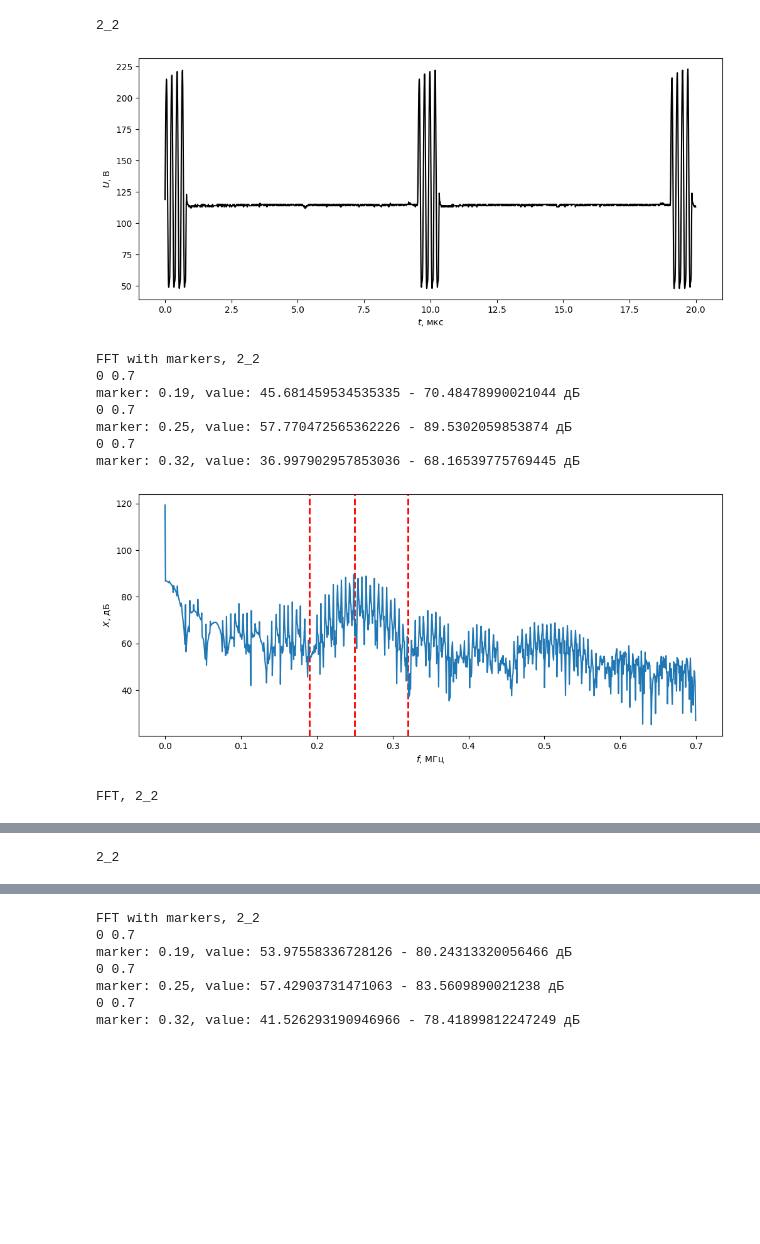
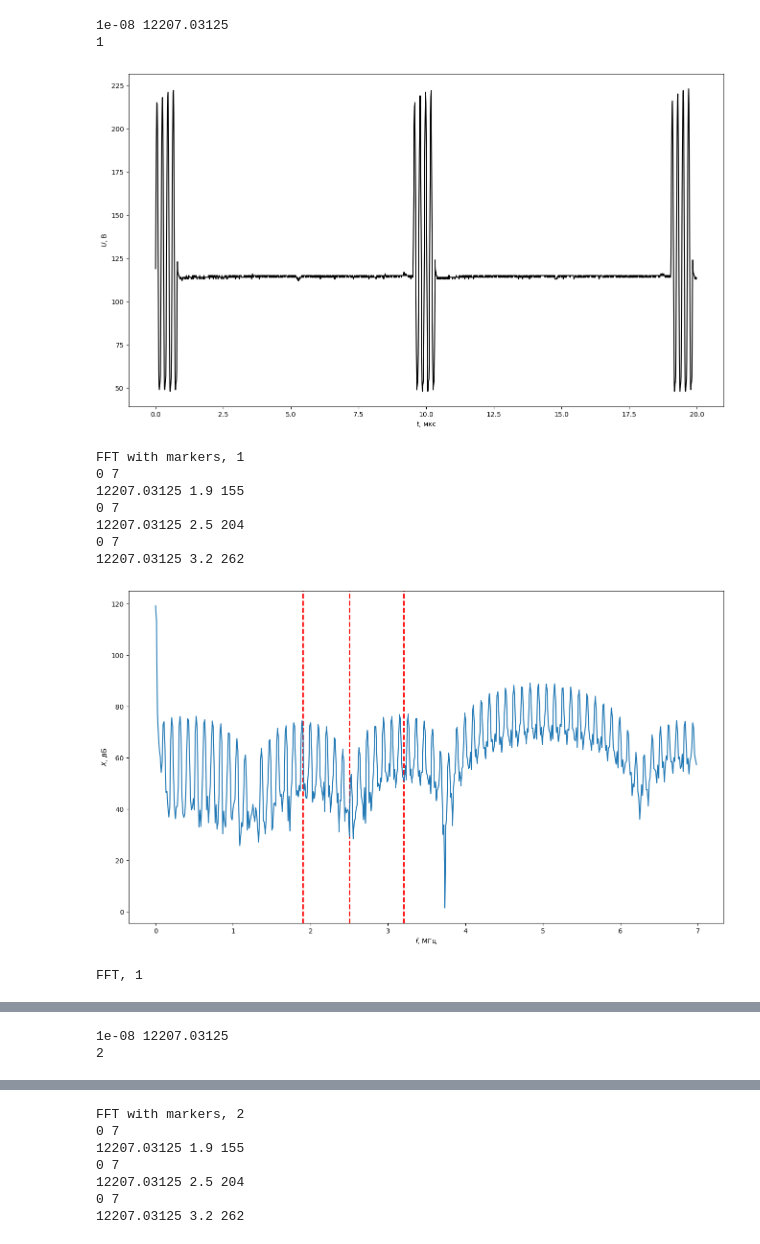
Before and after one commit to vlad-cool/RadioPhysicsLabs, a Jupyter notebook: Lab4_task.ipynb, the cells around one changed output, grey strips where cells are left out. Cells and saved outputs as stored; diff of their text form; code cells hidden in the pictures; blank space fills up the shorter version.

Commit message:
fft plotting fixed

```diff
--- a/Lab4_task.ipynb
+++ b/Lab4_task.ipynb
@@ -71,46 +71,52 @@ def plot_osc_spec(name, lines, N, FFT_N, CLIP_FFT_N, markers=[], crop_markers_le
     t = np.array(t)
     x = np.array(x)
 
-    plt.figure(figsize=(12, 5))
+    delta_f = 1 / (settings["time_step"] * FFT_N)
+    print(settings["time_step"], delta_f)
+
+    plt.figure(figsize=(16, 9))
     print(name)
     plt.xlabel("$t$, мкс")
     plt.ylabel("$U$, В")
     plt.plot(t[:N] * 1e6, x[:N], color="black")
     plt.show()
 
-    X = np.abs(np.fft.fft(x, FFT_N))
+    window = np.array([(1 - np.cos(2 * np.pi * i / (len(x) - 1))) for i in range(len(x))])
+
+    X = np.abs(np.fft.fft(x * window, FFT_N))
 
     X_db = 20 * np.log10(X)
 
     if len(markers) > 0:
-        plt.figure(figsize=(12, 5))
+        plt.figure(figsize=(16, 9))
         print(f"FFT with markers, {name}")
         plt.xlabel("$f$, МГц")
         plt.ylabel("$X$, дБ")
         for marker in markers:
-            i = int(marker / (2 * np.pi / settings["time_step"] / 1e12))
+            i = int(marker / delta_f * 1e6)
 
             print(crop_markers_left, crop_markers_right)
 
             # delta_i = 15
             delta_i = 15
-            print(f"marker: {marker}, value: {np.min(X_db[i - delta_i : i + delta_i])} - {np.max(X_db[i - delta_i : i + delta_i])} дБ")
+            print(delta_f, marker, i)
+            # print(f"marker: {marker}, value: {np.min(X_db[i - delta_i : i + delta_i])} - {np.max(X_db[i - delta_i : i + delta_i])} дБ")
             plt.axvline(x=marker, color='red', linestyle='--', linewidth=2)
             # plt.axvline(x=(i - delta_i) * 2 * np.pi / settings["time_step"] / 1e12, color='green', linestyle='--', linewidth=2)
             # plt.axvline(x=(i + delta_i) * 2 * np.pi / settings["time_step"] / 1e12, color='green', linestyle='--', linewidth=2)
-        crop_markers_left = int(crop_markers_left / (2 * np.pi / settings["time_step"] / 1e12))
-        crop_markers_right = int(crop_markers_right / (2 * np.pi / settings["time_step"] / 1e12))
-        plt.plot(np.arange(FFT_N)[crop_markers_left:crop_markers_right] * 2 * np.pi / settings["time_step"] / 1e12, X_db[crop_markers_left:crop_markers_right
+        crop_markers_left = int(crop_markers_left / delta_f * 1e6)
+        crop_markers_right = int(crop_markers_right / delta_f * 1e6)
+        plt.plot(np.arange(FFT_N)[crop_markers_left:crop_markers_right] * delta_f / 1e6, X_db[crop_markers_left:crop_markers_right
                                                                                                                          ])
         plt.show()
 
     X = np.abs(np.fft.fft(x, FFT_N))
 
-    plt.figure(figsize=(12, 5))
+    plt.figure(figsize=(16, 9))
     print(f"FFT, {name}")
     plt.xlabel("$f$, МГц")
     plt.ylabel("$X$, дБ")
-    plt.plot(np.arange(FFT_N)[:CLIP_FFT_N] * 2 * np.pi / settings["time_step"] / 1e12, X_db[:CLIP_FFT_N], color="black")
+    plt.plot(np.arange(FFT_N)[:CLIP_FFT_N] * delta_f / 1e6, X_db[:CLIP_FFT_N], color="black")
     plt.show()
 
 for filename in os.listdir(DIRECTORY):
@@ -127,25 +133,26 @@ for filename in os.listdir(DIRECTORY):
         # plot_osc_spec(lines, 8000, 8192)
 # %%
 with open("Lab4_data/1_1.txt", "r") as f:
-    markers = [0.19, 0.25, 0.32]
-    plot_osc_spec("2_2", f.readlines(), 2000, 8192, 4096, markers, crop_markers_left=0, crop_markers_right=0.7)
+    markers = [1.9, 2.5, 3.2]
+    plot_osc_spec("1", f.readlines(), 2000, 8192, 4096, markers, crop_markers_left=0, crop_markers_right=7)
 
 with open("Lab4_data/1_2.txt", "r") as f:
-    markers = [0.19, 0.25, 0.32]
-    plot_osc_spec("2_2", f.readlines(), 2000, 8192, 4096, markers, crop_markers_left=0, crop_markers_right=0.7)
+    markers = [1.9, 2.5, 3.2]
+    plot_osc_spec("2", f.readlines(), 2000, 8192, 4096, markers, crop_markers_left=0, crop_markers_right=7)
 
 with open("Lab4_data/1_3.txt", "r") as f:
-    markers = [0.19, 0.25, 0.32]
-    plot_osc_spec("2_2", f.readlines(), 2000, 8192, 4096, markers, crop_markers_left=0, crop_markers_right=0.7)
+    markers = [1.9, 2.5, 3.2]
+    plot_osc_spec("3", f.readlines(), 2000, 8192, 4096, markers, crop_markers_left=0, crop_markers_right=7)
 # %% [output]
-2_2
+1e-08 12207.03125
+1
-[figure, old version]
+[figure, new version]
-FFT with markers, 2_2
-0 0.7
-marker: 0.19, value: 45.681459534535335 - 70.48478990021044 дБ
-0 0.7
-marker: 0.25, value: 57.770472565362226 - 89.5302059853874 дБ
-0 0.7
-marker: 0.32, value: 36.997902957853036 - 68.16539775769445 дБ
+FFT with markers, 1
+0 7
+12207.03125 1.9 155
+0 7
+12207.03125 2.5 204
+0 7
+12207.03125 3.2 262
-[figure, old version]
+[figure, new version]
-FFT, 2_2
+FFT, 1
@@ -153 +160,2 @@ FFT, 2_2
-2_2
+1e-08 12207.03125
+2
@@ -155,7 +163,7 @@ FFT, 2_2
-FFT with markers, 2_2
-0 0.7
-marker: 0.19, value: 53.97558336728126 - 80.24313320056466 дБ
-0 0.7
-marker: 0.25, value: 57.42903731471063 - 83.5609890021238 дБ
-0 0.7
-marker: 0.32, value: 41.526293190946966 - 78.41899812247249 дБ
+FFT with markers, 2
+0 7
+12207.03125 1.9 155
+0 7
+12207.03125 2.5 204
+0 7
+12207.03125 3.2 262
```
Also changed, not shown: parts of 2 cells of this notebook.
